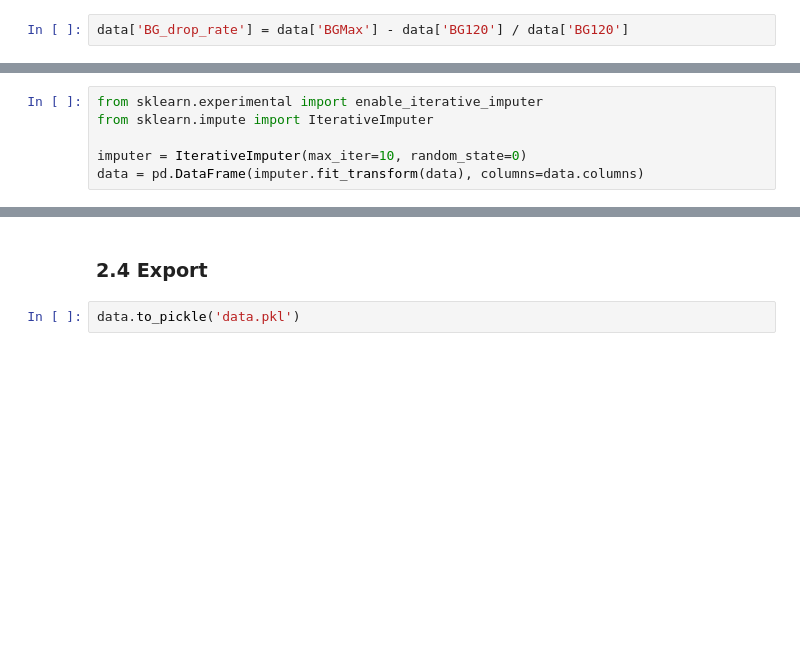
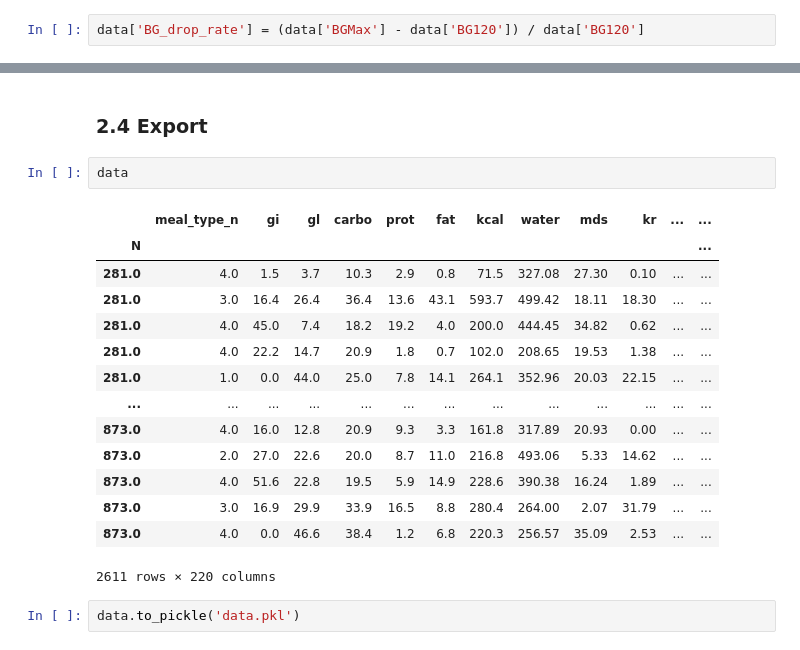
Before and after one commit to artemisak/MicrobesAndGlucouseAnalysis, a Jupyter notebook: model.ipynb, the cells around one changed output, grey strips where cells are left out. Cells and saved outputs as stored; diff of their text form; blank space fills up the shorter version.

```diff
--- a/model.ipynb
+++ b/model.ipynb
@@ -300,7 +314,7 @@ px.box(pd.concat([((data['BGMax'].groupby('N').median()-data['BG120'].groupby('N
 ### Conclusion
 Let's add the ratio of the magnitude of the drop in glucose level to the baseline value after 120 minutes as another target variable. Additionally, it may be useful to know the median of this value over previous meals to predict AUC120, but this requires more careful work, selection of the correct time window and consultations with a domain specialist about the nature of this effect.
 # %%
-data['BG_drop_rate'] = data['BGMax'] - data['BG120'] / data['BG120']
+data['BG_drop_rate'] = (data['BGMax'] - data['BG120']) / data['BG120']
 # %%
 from sklearn.preprocessing import MinMaxScaler
 scaler = MinMaxScaler()
@@ -412,12 +422,6 @@ dtype: float64
 About half of all the remaining parameters have more than 20% omissions, it would be best to just delete them. The remaining gaps are categorized as MAR (Missing at Random). It is not entirely clear whether to use MICE imputation or to leave them as is and use models based on decision trees. Nevertheless, based on the fact that LSTM models showed the best results in predicting glycemia levels from continuous monitoring data, the possibility of using deep neural networks should be considered and, therefore, the gaps should be filled in by MICE (Iterative Imputer) or KNN Imputer methods.
 # %%
 data.drop(labels=nans_percentage[nans_percentage > 0.2].index, axis=1, inplace=True)
-# %%
-from sklearn.experimental import enable_iterative_imputer
-from sklearn.impute import IterativeImputer
-
-imputer = IterativeImputer(max_iter=10, random_state=0)
-data = pd.DataFrame(imputer.fit_transform(data), columns=data.columns)
 # %% [markdown]
 <h3><b>2.3 Data description
 # %%
@@ -434,6 +438,23 @@ with open('dataset_description.txt', 'w', encoding='UTF-8') as file:
         file.write(f'{key}: {value}\n')
 # %% [markdown]
 <h3><b>2.4 Export
+# %%
+data
+# %% [output]
+|  | meal_type_n | gi | gl | carbo | prot | fat | kcal | water | mds | kr | ... | ... |
+| N |  |  |  |  |  |  |  |  |  |  |  | ... |
+| 281.0 | 4.0 | 1.5 | 3.7 | 10.3 | 2.9 | 0.8 | 71.5 | 327.08 | 27.30 | 0.10 | ... | ... |
+| 281.0 | 3.0 | 16.4 | 26.4 | 36.4 | 13.6 | 43.1 | 593.7 | 499.42 | 18.11 | 18.30 | ... | ... |
+| 281.0 | 4.0 | 45.0 | 7.4 | 18.2 | 19.2 | 4.0 | 200.0 | 444.45 | 34.82 | 0.62 | ... | ... |
+| 281.0 | 4.0 | 22.2 | 14.7 | 20.9 | 1.8 | 0.7 | 102.0 | 208.65 | 19.53 | 1.38 | ... | ... |
+| 281.0 | 1.0 | 0.0 | 44.0 | 25.0 | 7.8 | 14.1 | 264.1 | 352.96 | 20.03 | 22.15 | ... | ... |
+| ... | ... | ... | ... | ... | ... | ... | ... | ... | ... | ... | ... | ... |
+| 873.0 | 4.0 | 16.0 | 12.8 | 20.9 | 9.3 | 3.3 | 161.8 | 317.89 | 20.93 | 0.00 | ... | ... |
+| 873.0 | 2.0 | 27.0 | 22.6 | 20.0 | 8.7 | 11.0 | 216.8 | 493.06 | 5.33 | 14.62 | ... | ... |
+| 873.0 | 4.0 | 51.6 | 22.8 | 19.5 | 5.9 | 14.9 | 228.6 | 390.38 | 16.24 | 1.89 | ... | ... |
+| 873.0 | 3.0 | 16.9 | 29.9 | 33.9 | 16.5 | 8.8 | 280.4 | 264.00 | 2.07 | 31.79 | ... | ... |
+| 873.0 | 4.0 | 0.0 | 46.6 | 38.4 | 1.2 | 6.8 | 220.3 | 256.57 | 35.09 | 2.53 | ... | ... |
+2611 rows × 220 columns
 # %%
 data.to_pickle('data.pkl')
 # %%
```
Also changed, not shown: parts of 5 cells of this notebook, 3 other files.
